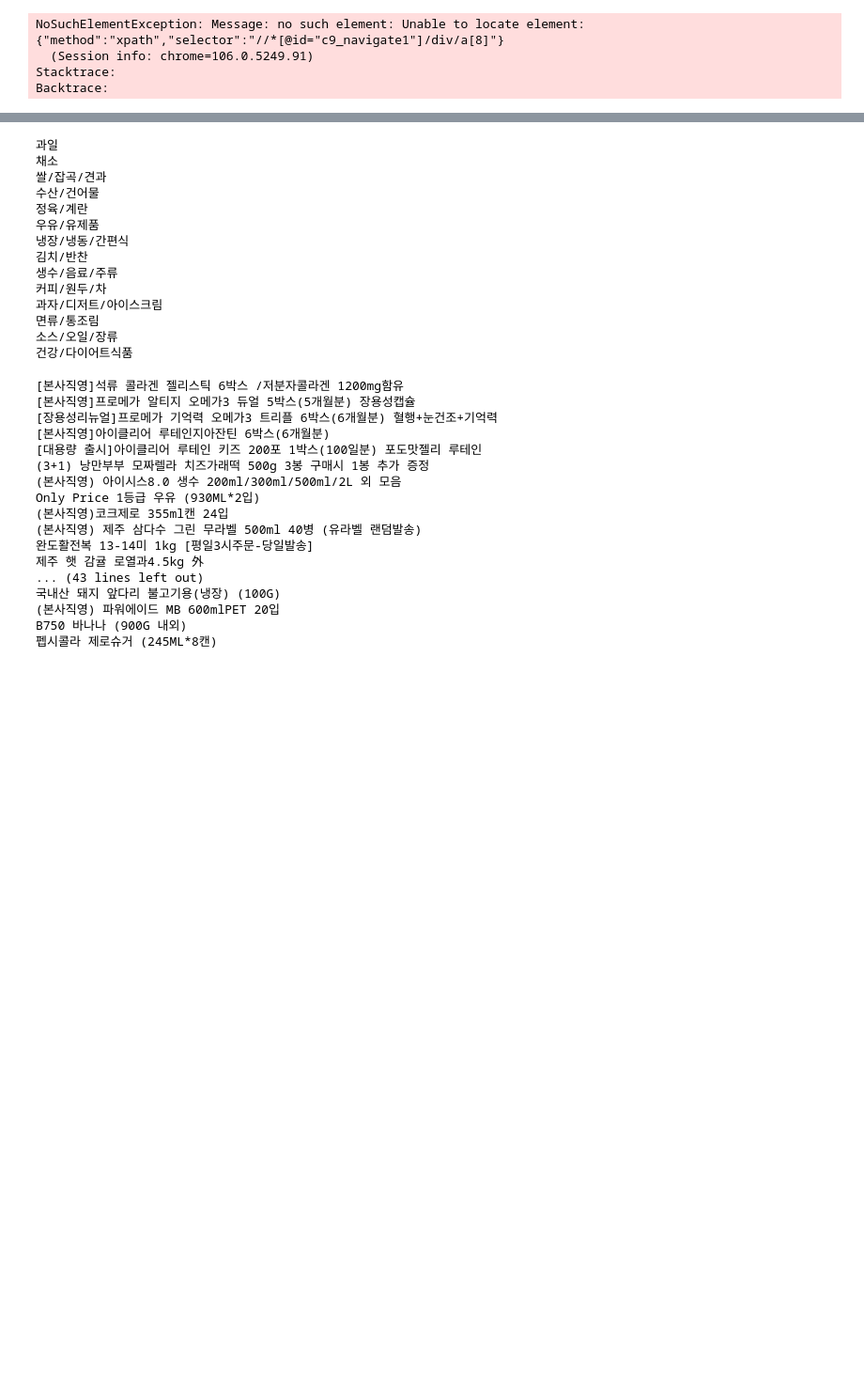
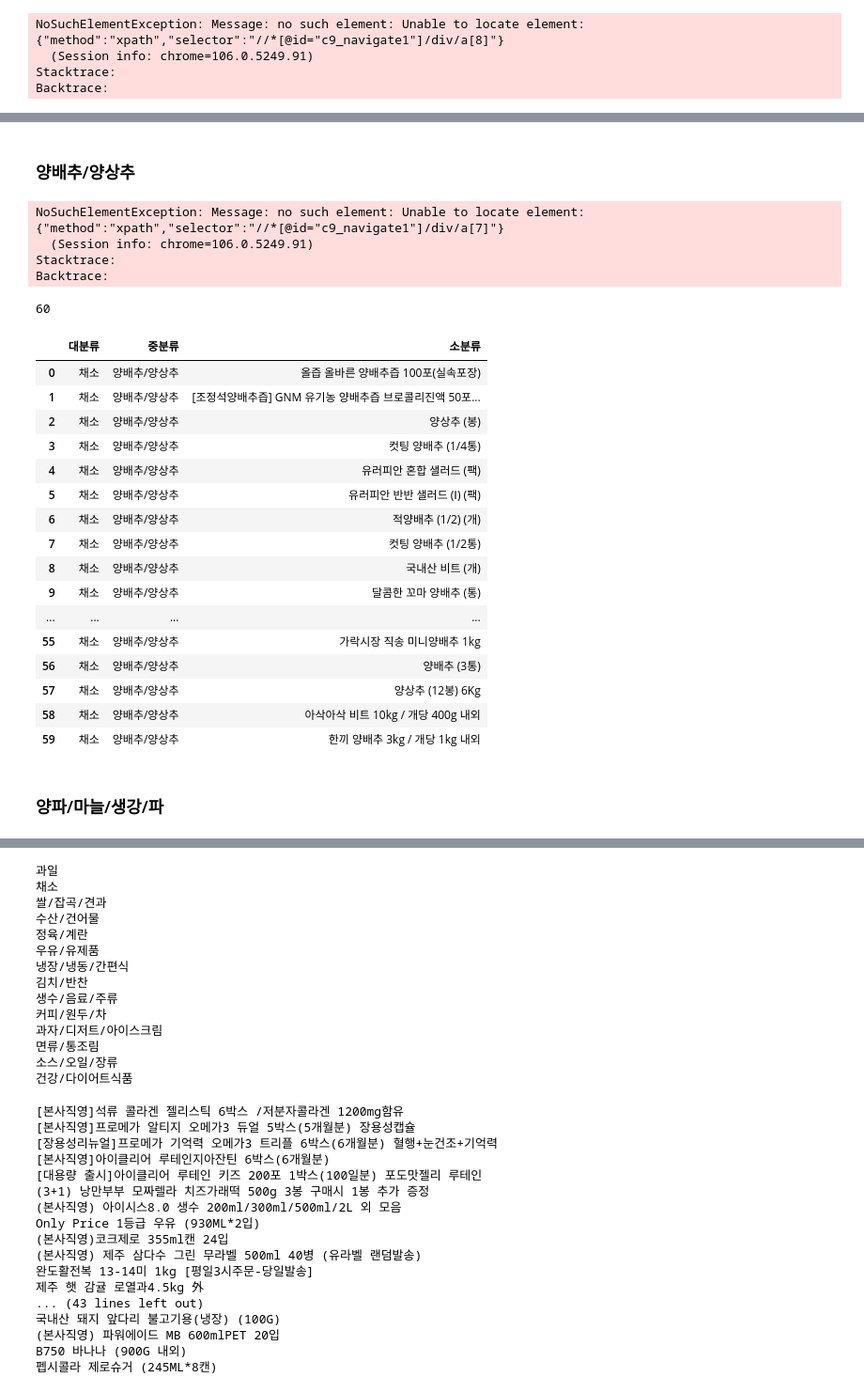
Before and after one commit to shinjangwoon/Store_Analysis, a Jupyter notebook: crawling/crawling.ipynb, the cells around one changed output, grey strips where cells are left out. Shown at 94% size. Saved outputs shown, nothing was run; the diff lists cells and outputs as text; code cells hidden in the pictures; blank space fills up the shorter version.

```diff
--- a/crawling/crawling.ipynb
+++ b/crawling/crawling.ipynb
@@ -176,0 +1308,17 @@ dldl
+# %%
+시금치 = []
+driver.get('https://www.lotteon.com/search/render/render.ecn?render=nqapi&platform=pc&collection_id=9&login=Y&u9=navigate&u8=FC01261000&mallId=1')
+for f in range(1,36):
+    if f == 1:
+        name = driver.find_elements_by_class_name('srchProductUnitTitle')
+        time.sleep(2)
+        for named in range(0,len(name)):
+            시금치.append(name[named].text)
+        driver.find_element_by_xpath('//*[@id="c9_navigate1"]/div/a[7]').click()
+    else:
+        time.sleep(2)
+        name = driver.find_elements_by_class_name('srchProductUnitTitle')
+        time.sleep(2)
+        for named in range(0,len(name)):
+            시금치.append(name[named].text)
+        driver.find_element_by_xpath('//*[@id="c9_navigate1"]/div/a[8]').click()
@@ -176,0 +1349,53 @@ dldl
+# %% [markdown]
+### 양배추/양상추
+# %%
+양배추 = []
+driver.get('https://www.lotteon.com/search/render/render.ecn?render=nqapi&platform=pc&collection_id=9&login=Y&u9=navigate&u8=FC01261100&mallId=1')
+for f in range(1,36):
+    if f == 1:
+        name = driver.find_elements_by_class_name('srchProductUnitTitle')
+        time.sleep(2)
+        for named in range(0,len(name)):
+            양배추.append(name[named].text)
+        driver.find_element_by_xpath('//*[@id="c9_navigate1"]/div/a[7]').click()
+    else:
+        time.sleep(2)
+        name = driver.find_elements_by_class_name('srchProductUnitTitle')
+        time.sleep(2)
+        for named in range(0,len(name)):
+            양배추.append(name[named].text)
+        driver.find_element_by_xpath('//*[@id="c9_navigate1"]/div/a[8]').click()
+# %% [output]
+NoSuchElementException: Message: no such element: Unable to locate element: {"method":"xpath","selector":"//*[@id="c9_navigate1"]/div/a[7]"}
+  (Session info: chrome=106.0.5249.91)
+Stacktrace:
+Backtrace:
+# %%
+len(양배추)
+# %% [output]
+60
+# %%
+양배추_df = pd.DataFrame(data=양배추, columns=['소분류'])
+양배추_df[['중분류', '대분류']] = ['양배추/양상추', '채소']
+양배추_df = 양배추_df[['대분류','중분류', '소분류']]
+양배추_df
+# %% [output]
+|  | 대분류 | 중분류 | 소분류 |
+| 0 | 채소 | 양배추/양상추 | 올즙 올바른 양배추즙 100포(실속포장) |
+| 1 | 채소 | 양배추/양상추 | [조정석양배추즙] GNM 유기농 양배추즙 브로콜리진액 50포... |
+| 2 | 채소 | 양배추/양상추 | 양상추 (봉) |
+| 3 | 채소 | 양배추/양상추 | 컷팅 양배추 (1/4통) |
+| 4 | 채소 | 양배추/양상추 | 유러피안 혼합 샐러드 (팩) |
+| 5 | 채소 | 양배추/양상추 | 유러피안 반반 샐러드 (Ⅰ) (팩) |
+| 6 | 채소 | 양배추/양상추 | 적양배추 (1/2) (개) |
+| 7 | 채소 | 양배추/양상추 | 컷팅 양배추 (1/2통) |
+| 8 | 채소 | 양배추/양상추 | 국내산 비트 (개) |
+| 9 | 채소 | 양배추/양상추 | 달콤한 꼬마 양배추 (통) |
+| ... | ... | ... | ... |
+| 55 | 채소 | 양배추/양상추 | 가락시장 직송 미니양배추 1kg |
+| 56 | 채소 | 양배추/양상추 | 양배추 (3통) |
+| 57 | 채소 | 양배추/양상추 | 양상추 (12봉) 6Kg |
+| 58 | 채소 | 양배추/양상추 | 아삭아삭 비트 10kg / 개당 400g 내외 |
+| 59 | 채소 | 양배추/양상추 | 한끼 양배추 3kg / 개당 1kg 내외 |
+# %% [markdown]
+### 양파/마늘/생강/파
```
Also changed, not shown: parts of 148 cells of this notebook.
